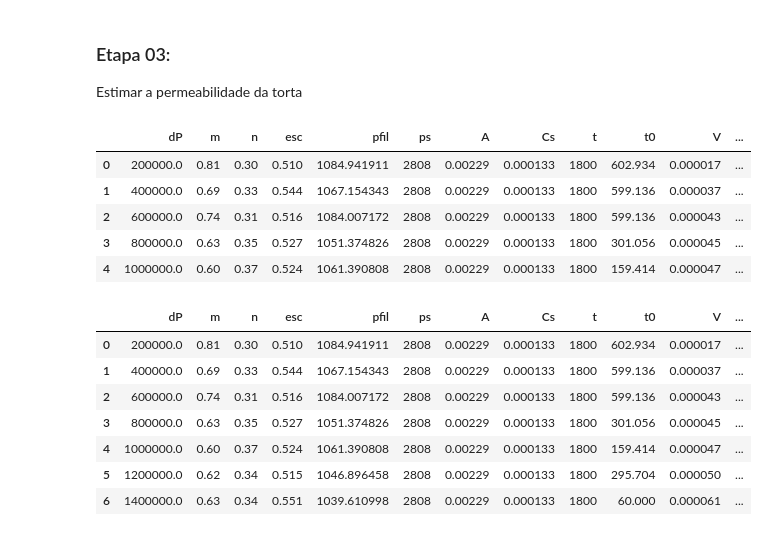
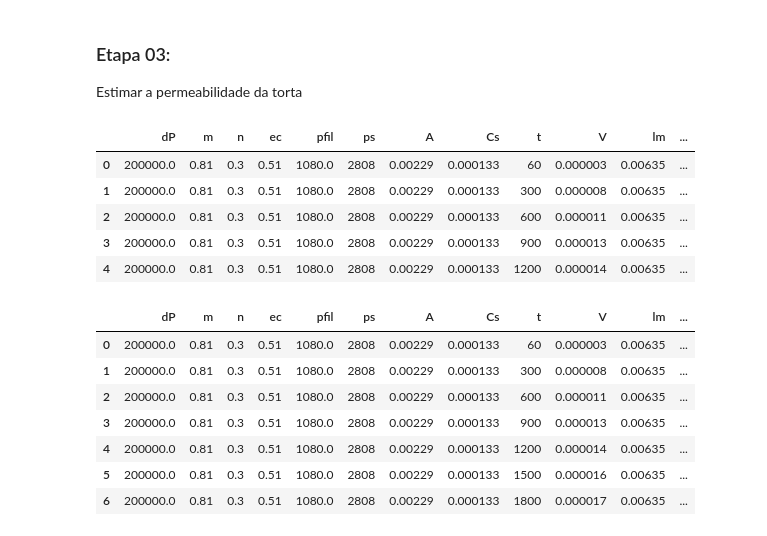
Before and after one commit to abasilio91/doctorship, a Jupyter notebook: fcp_nara.ipynb, the cells around one changed output. Saved outputs shown, nothing was run; the diff lists cells and outputs as text; code cells hidden in the pictures.

```diff
--- a/fcp_nara.ipynb
+++ b/fcp_nara.ipynb
@@ -195,25 +202,24 @@ def fo_eval(x,params):
   return mean_rel_err
 # %%
 dados_torta = pd.read_csv('/content/doctorship/parameters_gx_caco3.csv')
-dados_torta['dV_real'] = dados_torta['V']-dados_torta['V0']
 dados_torta.head()
 # %% [output]
-|  | dP | m | n | esc | pfil | ps | A | Cs | t | t0 | V | ... |
-| 0 | 200000.0 | 0.81 | 0.30 | 0.510 | 1084.941911 | 2808 | 0.00229 | 0.000133 | 1800 | 602.934 | 0.000017 | ... |
-| 1 | 400000.0 | 0.69 | 0.33 | 0.544 | 1067.154343 | 2808 | 0.00229 | 0.000133 | 1800 | 599.136 | 0.000037 | ... |
-| 2 | 600000.0 | 0.74 | 0.31 | 0.516 | 1084.007172 | 2808 | 0.00229 | 0.000133 | 1800 | 599.136 | 0.000043 | ... |
-| 3 | 800000.0 | 0.63 | 0.35 | 0.527 | 1051.374826 | 2808 | 0.00229 | 0.000133 | 1800 | 301.056 | 0.000045 | ... |
-| 4 | 1000000.0 | 0.60 | 0.37 | 0.524 | 1061.390808 | 2808 | 0.00229 | 0.000133 | 1800 | 159.414 | 0.000047 | ... |
+|  | dP | m | n | ec | pfil | ps | A | Cs | t | V | lm | ... |
+| 0 | 200000.0 | 0.81 | 0.3 | 0.51 | 1080.0 | 2808 | 0.00229 | 0.000133 | 60 | 0.000003 | 0.00635 | ... |
+| 1 | 200000.0 | 0.81 | 0.3 | 0.51 | 1080.0 | 2808 | 0.00229 | 0.000133 | 300 | 0.000008 | 0.00635 | ... |
+| 2 | 200000.0 | 0.81 | 0.3 | 0.51 | 1080.0 | 2808 | 0.00229 | 0.000133 | 600 | 0.000011 | 0.00635 | ... |
+| 3 | 200000.0 | 0.81 | 0.3 | 0.51 | 1080.0 | 2808 | 0.00229 | 0.000133 | 900 | 0.000013 | 0.00635 | ... |
+| 4 | 200000.0 | 0.81 | 0.3 | 0.51 | 1080.0 | 2808 | 0.00229 | 0.000133 | 1200 | 0.000014 | 0.00635 | ... |
 # %%
-data_selection = dados_torta.query('gx==0.2 and meio==50 and t0>0.0')
+data_selection = dados_torta.query('XG==0.2 and medium==50 and dP==2e5')
 data_selection
 # %% [output]
-|  | dP | m | n | esc | pfil | ps | A | Cs | t | t0 | V | ... |
-| 0 | 200000.0 | 0.81 | 0.30 | 0.510 | 1084.941911 | 2808 | 0.00229 | 0.000133 | 1800 | 602.934 | 0.000017 | ... |
-| 1 | 400000.0 | 0.69 | 0.33 | 0.544 | 1067.154343 | 2808 | 0.00229 | 0.000133 | 1800 | 599.136 | 0.000037 | ... |
-| 2 | 600000.0 | 0.74 | 0.31 | 0.516 | 1084.007172 | 2808 | 0.00229 | 0.000133 | 1800 | 599.136 | 0.000043 | ... |
-| 3 | 800000.0 | 0.63 | 0.35 | 0.527 | 1051.374826 | 2808 | 0.00229 | 0.000133 | 1800 | 301.056 | 0.000045 | ... |
-| 4 | 1000000.0 | 0.60 | 0.37 | 0.524 | 1061.390808 | 2808 | 0.00229 | 0.000133 | 1800 | 159.414 | 0.000047 | ... |
-| 5 | 1200000.0 | 0.62 | 0.34 | 0.515 | 1046.896458 | 2808 | 0.00229 | 0.000133 | 1800 | 295.704 | 0.000050 | ... |
-| 6 | 1400000.0 | 0.63 | 0.34 | 0.551 | 1039.610998 | 2808 | 0.00229 | 0.000133 | 1800 | 60.000 | 0.000061 | ... |
+|  | dP | m | n | ec | pfil | ps | A | Cs | t | V | lm | ... |
+| 0 | 200000.0 | 0.81 | 0.3 | 0.51 | 1080.0 | 2808 | 0.00229 | 0.000133 | 60 | 0.000003 | 0.00635 | ... |
+| 1 | 200000.0 | 0.81 | 0.3 | 0.51 | 1080.0 | 2808 | 0.00229 | 0.000133 | 300 | 0.000008 | 0.00635 | ... |
+| 2 | 200000.0 | 0.81 | 0.3 | 0.51 | 1080.0 | 2808 | 0.00229 | 0.000133 | 600 | 0.000011 | 0.00635 | ... |
+| 3 | 200000.0 | 0.81 | 0.3 | 0.51 | 1080.0 | 2808 | 0.00229 | 0.000133 | 900 | 0.000013 | 0.00635 | ... |
+| 4 | 200000.0 | 0.81 | 0.3 | 0.51 | 1080.0 | 2808 | 0.00229 | 0.000133 | 1200 | 0.000014 | 0.00635 | ... |
+| 5 | 200000.0 | 0.81 | 0.3 | 0.51 | 1080.0 | 2808 | 0.00229 | 0.000133 | 1500 | 0.000016 | 0.00635 | ... |
+| 6 | 200000.0 | 0.81 | 0.3 | 0.51 | 1080.0 | 2808 | 0.00229 | 0.000133 | 1800 | 0.000017 | 0.00635 | ... |
 # %%
```
Also changed, not shown: parts of 7 cells of this notebook.
